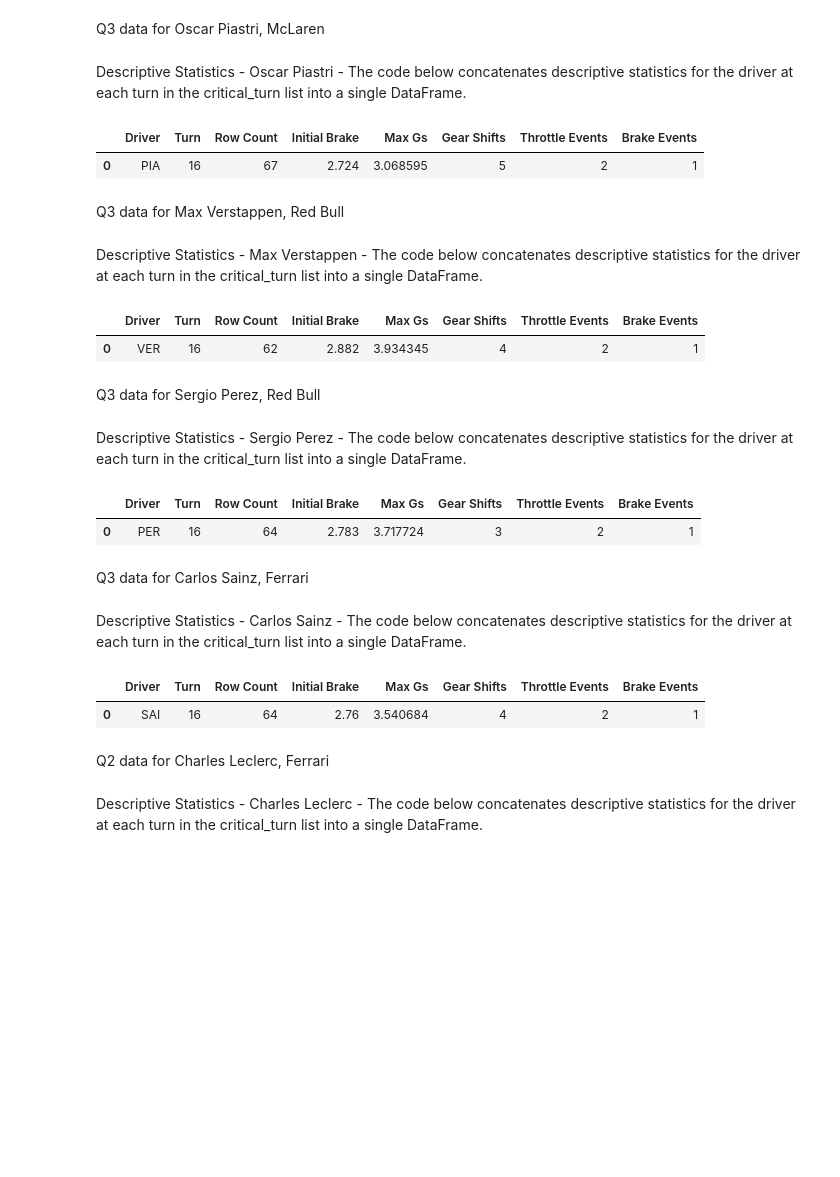
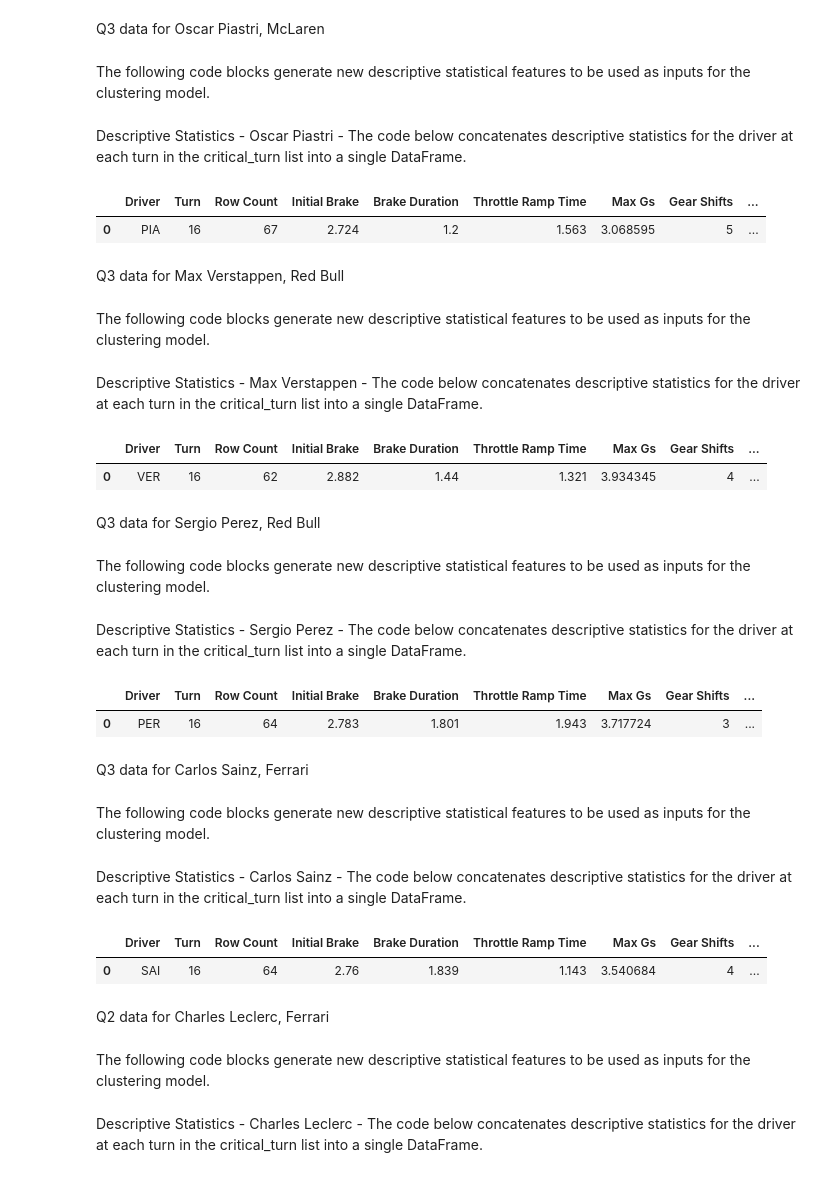
Before and after one commit to PESIII23/f1-driving-style-analytics-tool, a Jupyter notebook: notebooks/02_multi_driver_analysis copy.ipynb, the cells around one changed output. Saved outputs shown, nothing was run; the diff lists cells and outputs as text; code cells hidden in the pictures; blank space fills up the shorter version.

```diff
--- a/notebooks/02_multi_driver_analysis copy.ipynb
+++ b/notebooks/02_multi_driver_analysis copy.ipynb
@@ -167,13 +161,26 @@ piastri_initial_max_brake = piastri_time_converted_telemetry.loc[mask, 'SectorTi
+# %% [markdown]
+The following code blocks generate new descriptive statistical features to be used as inputs for the clustering model.
+# %%
+piastri_brake_engage = (piastri_time_converted_telemetry['BrakesApplied'] == 1) & (piastri_time_converted_telemetry['BrakesApplied'].shift() == 0)
+piastri_initial_brake_timestamp = piastri_time_converted_telemetry.loc[piastri_brake_engage, 'SectorTime (s)'].min()
+piastri_brake_disengage = (piastri_time_converted_telemetry['BrakesApplied'] == 0) & (piastri_time_converted_telemetry['BrakesApplied'].shift() == 1)
+piastri_max_brake_duration = (piastri_time_converted_telemetry.loc[piastri_brake_disengage, 'SectorTime (s)'].min()) - piastri_initial_brake_timestamp
+
+piastri_throttle_reengage = (piastri_time_converted_telemetry['Throttle (%)'] > 0) & (piastri_time_converted_telemetry['Throttle (%)'].shift() == 0)
+piastri_reengage_throttle_timestamp = piastri_time_converted_telemetry.loc[piastri_throttle_reengage, 'SectorTime (s)'].min()
+piastri_throttle_max = (piastri_time_converted_telemetry['Throttle (%)'] >= 99) & (piastri_time_converted_telemetry['Throttle (%)'].shift() < 99)
+piastri_max_throttle_timestamp = piastri_time_converted_telemetry.loc[piastri_throttle_max, 'SectorTime (s)'].min()
+piastri_throttle_reengage_duration = piastri_max_throttle_timestamp - piastri_reengage_throttle_timestamp
 # %% [markdown]
 Descriptive Statistics - Oscar Piastri - The code below concatenates descriptive statistics for the driver at each turn in the critical_turn list into a single DataFrame.
 # %%
 piastri_turn_dfs = [(turn, telemetry_cleaning.filter_corner_telemetry(piastri_sector3_telemetry_features, corner_position_cleaned, turn, radius)) for turn in critical_turn]
-piastri_eda_summary = f1_pandas_helpers.get_driver_eda_multiple_turns(piastri, piastri_turn_dfs, piastri_initial_max_brake)
+piastri_eda_summary = f1_pandas_helpers.get_driver_eda_multiple_turns(piastri, piastri_turn_dfs, piastri_initial_brake_timestamp, piastri_max_brake_duration, piastri_throttle_reengage_duration)
 
 piastri_eda_summary
 # %% [output]
-|  | Driver | Turn | Row Count | Initial Brake | Max Gs | Gear Shifts | Throttle Events | Brake Events |
-| 0 | PIA | 16 | 67 | 2.724 | 3.068595 | 5 | 2 | 1 |
+|  | Driver | Turn | Row Count | Initial Brake | Brake Duration | Throttle Ramp Time | Max Gs | Gear Shifts | ... |
+| 0 | PIA | 16 | 67 | 2.724 | 1.2 | 1.563 | 3.068595 | 5 | ... |
 # %% [markdown]
 Q3 data for Max Verstappen, Red Bull
 # %%
@@ -202,0 +208,2 @@ verstappen_initial_max_brake = verstappen_time_converted_telemetry.loc[mask, 'Se
+# %% [markdown]
+The following code blocks generate new descriptive statistical features to be used as inputs for the clustering model.
@@ -204,12 +222,12 @@ verstappen_initial_max_brake = verstappen_time_converted_telemetry.loc[mask, 'Se
 Descriptive Statistics - Max Verstappen - The code below concatenates descriptive statistics for the driver at each turn in the critical_turn list into a single DataFrame.
 # %%
 verstappen_turn_dfs = [(turn, telemetry_cleaning.filter_corner_telemetry(verstappen_sector3_telemetry_features, corner_position_cleaned, turn, radius)) for turn in critical_turn]
-verstappen_eda_summary = f1_pandas_helpers.get_driver_eda_multiple_turns(verstappen, verstappen_turn_dfs, verstappen_initial_max_brake)
+verstappen_eda_summary = f1_pandas_helpers.get_driver_eda_multiple_turns(verstappen, verstappen_turn_dfs, verstappen_initial_max_brake, verstappen_max_brake_duration, verstappen_throttle_reengage_duration)
 
 verstappen_eda_summary
 # %% [output]
-|  | Driver | Turn | Row Count | Initial Brake | Max Gs | Gear Shifts | Throttle Events | Brake Events |
-| 0 | VER | 16 | 62 | 2.882 | 3.934345 | 4 | 2 | 1 |
+|  | Driver | Turn | Row Count | Initial Brake | Brake Duration | Throttle Ramp Time | Max Gs | Gear Shifts | ... |
+| 0 | VER | 16 | 62 | 2.882 | 1.44 | 1.321 | 3.934345 | 4 | ... |
 # %% [markdown]
 Q3 data for Sergio Perez, Red Bull
 # %%
@@ -238,0 +255,2 @@ perez_initial_max_brake = perez_time_converted_telemetry.loc[mask, 'SectorTime (
+# %% [markdown]
+The following code blocks generate new descriptive statistical features to be used as inputs for the clustering model.
@@ -240,12 +269,12 @@ perez_initial_max_brake = perez_time_converted_telemetry.loc[mask, 'SectorTime (
 Descriptive Statistics - Sergio Perez - The code below concatenates descriptive statistics for the driver at each turn in the critical_turn list into a single DataFrame.
 # %%
 perez_turn_dfs = [(turn, telemetry_cleaning.filter_corner_telemetry(perez_sector3_telemetry_features, corner_position_cleaned, turn, radius)) for turn in critical_turn]
-perez_eda_summary = f1_pandas_helpers.get_driver_eda_multiple_turns(perez, perez_turn_dfs, perez_initial_max_brake)
+perez_eda_summary = f1_pandas_helpers.get_driver_eda_multiple_turns(perez, perez_turn_dfs, perez_initial_max_brake, perez_max_brake_duration, perez_throttle_reengage_duration)
 
 perez_eda_summary
 # %% [output]
-|  | Driver | Turn | Row Count | Initial Brake | Max Gs | Gear Shifts | Throttle Events | Brake Events |
-| 0 | PER | 16 | 64 | 2.783 | 3.717724 | 3 | 2 | 1 |
+|  | Driver | Turn | Row Count | Initial Brake | Brake Duration | Throttle Ramp Time | Max Gs | Gear Shifts | ... |
+| 0 | PER | 16 | 64 | 2.783 | 1.801 | 1.943 | 3.717724 | 3 | ... |
 # %% [markdown]
 Q3 data for Carlos Sainz, Ferrari
 # %%
@@ -274,0 +302,2 @@ sainz_initial_max_brake = sainz_time_converted_telemetry.loc[mask, 'SectorTime (
+# %% [markdown]
+The following code blocks generate new descriptive statistical features to be used as inputs for the clustering model.
@@ -276,12 +316,12 @@ sainz_initial_max_brake = sainz_time_converted_telemetry.loc[mask, 'SectorTime (
 Descriptive Statistics - Carlos Sainz - The code below concatenates descriptive statistics for the driver at each turn in the critical_turn list into a single DataFrame.
 # %%
 sainz_turn_dfs = [(turn, telemetry_cleaning.filter_corner_telemetry(sainz_sector3_telemetry_features, corner_position_cleaned, turn, radius)) for turn in critical_turn]
-sainz_eda_summary = f1_pandas_helpers.get_driver_eda_multiple_turns(sainz, sainz_turn_dfs, sainz_initial_max_brake)
+sainz_eda_summary = f1_pandas_helpers.get_driver_eda_multiple_turns(sainz, sainz_turn_dfs, sainz_initial_max_brake, sainz_max_brake_duration, sainz_throttle_reengage_duration)
 
 sainz_eda_summary
 # %% [output]
-|  | Driver | Turn | Row Count | Initial Brake | Max Gs | Gear Shifts | Throttle Events | Brake Events |
-| 0 | SAI | 16 | 64 | 2.76 | 3.540684 | 4 | 2 | 1 |
+|  | Driver | Turn | Row Count | Initial Brake | Brake Duration | Throttle Ramp Time | Max Gs | Gear Shifts | ... |
+| 0 | SAI | 16 | 64 | 2.76 | 1.839 | 1.143 | 3.540684 | 4 | ... |
 # %% [markdown]
 Q2 data for Charles Leclerc, Ferrari
 # %%
@@ -310,0 +349,2 @@ leclerc_initial_max_brake = leclerc_time_converted_telemetry.loc[mask, 'SectorTi
+# %% [markdown]
+The following code blocks generate new descriptive statistical features to be used as inputs for the clustering model.
```
Also changed, not shown: parts of 52 cells of this notebook, 3 other files.
